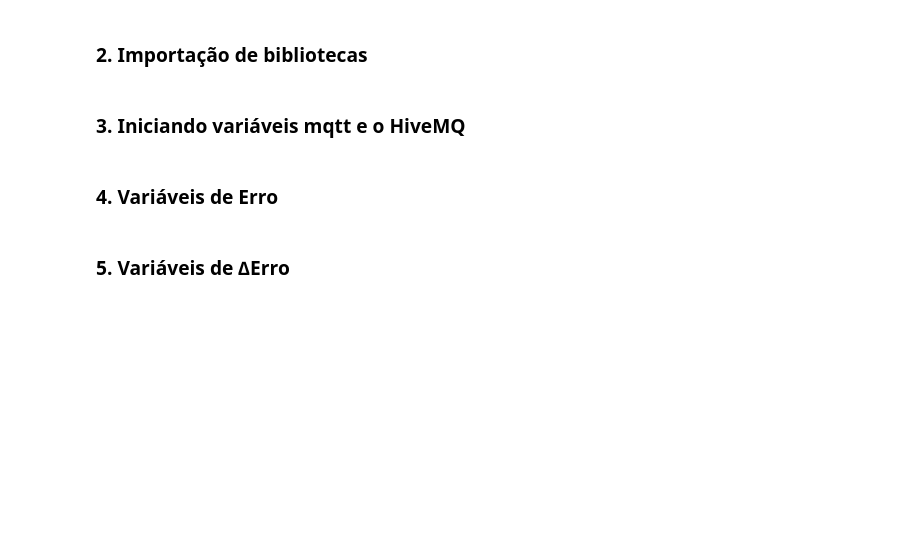
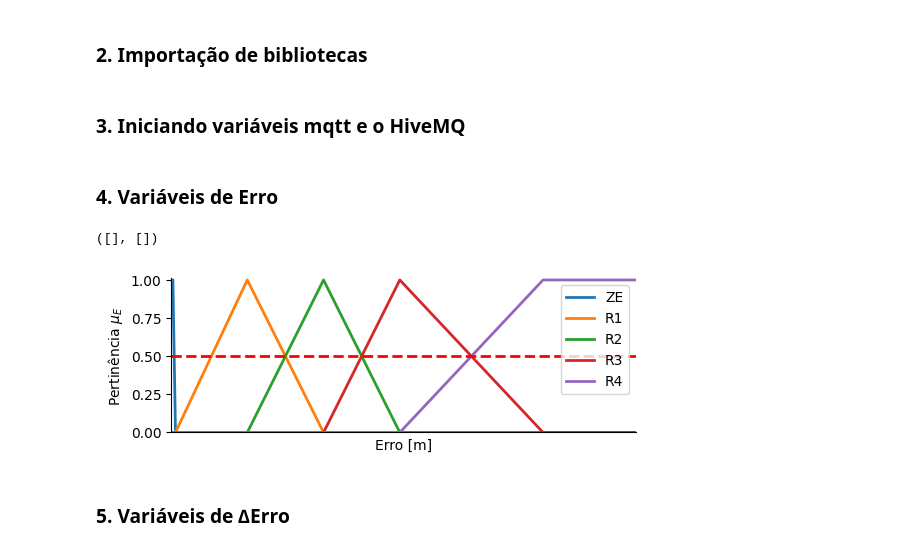
Before and after one commit to MathCarv/TrabalhoFuzzy, a Jupyter notebook: Fuzzy.ipynb, the cells around one changed output. Saved outputs shown, nothing was run; the diff lists cells and outputs as text; code cells hidden in the pictures; blank space fills up the shorter version.

```diff
--- a/Fuzzy.ipynb
+++ b/Fuzzy.ipynb
@@ -122,37 +137,40 @@ client.on_message = on_message
 # %%
 # Erro máximo = 25
 # Os valores estão referenciados em cm, valores decimais não são suficientes
 
 # Variável erro de entrada do sistema de controle
 Erro = ctrl.Antecedent(universe=np.arange(0, 25.01, 0.01), label='Erro')
 
 # Funções de pertinência para diferentes categorias de erro
 # fuzzy.trapmf = função de pertinência trapezoidal
 # fuzzy.trimf = função de pertinência triangular
-Erro['ZE'] = fuzzy.trapmf(Erro.universe, [0, 0, 0.1, 0.24])  # Zero Error
-Erro['R1'] = fuzzy.trimf(Erro.universe, [0.24, 4.1, 8.2])    # Regular 1
-Erro['R2'] = fuzzy.trimf(Erro.universe, [4.1, 8.2, 12.3])      # Regular 2
-Erro['R3'] = fuzzy.trimf(Erro.universe, [8.2, 12.3, 20.0])      # Regular 3
-Erro['R4'] = fuzzy.trapmf(Erro.universe, [12.3, 20.0, 25.0, 25.0])     # Regular 4
+Erro['ZE'] = fuzzy.trapmf(Erro.universe, [0, 0, 0.1, 0.2])  # Zero Error
+Erro['R1'] = fuzzy.trimf(Erro.universe, [0.2, 4, 8])    # Regular 1
+Erro['R2'] = fuzzy.trimf(Erro.universe, [4, 8, 12])      # Regular 2
+Erro['R3'] = fuzzy.trimf(Erro.universe, [8, 12, 20])      # Regular 3
+Erro['R4'] = fuzzy.trapmf(Erro.universe, [12, 20, 25, 25])     # Regular 4
 
 # Visualização da função de pertinência
 Erro.view()
 
 # Adiciona uma linha pontilhada vermelha horizontal em y=0.5 para mostrar onde as funções cruzam esse ponto
 plt.axhline(y=0.5, color='r', linestyle='--')
 
 # Aumenta a espessura das linhas do gráfico
 [plt.gca().lines[i].set_linewidth(2) for i in range(len(plt.gca().lines))]
 
 # A linha em 0.5 no eixo horizontal serve apenas para mostrar que as funções cruzam nesse ponto
 figura = plt.gcf()  # Obtém a figura atual
 axes = figura.gca()  # Obtém os eixos atuais da figura
 figura.set_size_inches(6, 2)  # Define o tamanho da figura como 6 polegadas de largura por 2 polegadas de altura
 axes.set_xlabel(xlabel='Erro [m]')  # Define o rótulo do eixo x como Erro [m]
 axes.set_ylabel(ylabel='Pertinência $\mu_{E}$')  # Define o rótulo do eixo y como Pertinência_mu_E
 plt.legend(loc='upper right')  # Adiciona a legenda no canto superior direito do gráfico
 plt.savefig('Output/Erro.png')  # Salva a figura como um arquivo PNG no diretório Output
 plt.xticks([])  # Remove os marcadores no eixo x
+# %% [output]
+([], [])
+[figure, added]
 # %% [markdown]
 ### 5. Variáveis de ∆Erro
 # %%
```
Also changed, not shown: parts of 7 cells of this notebook, 3 other files.
